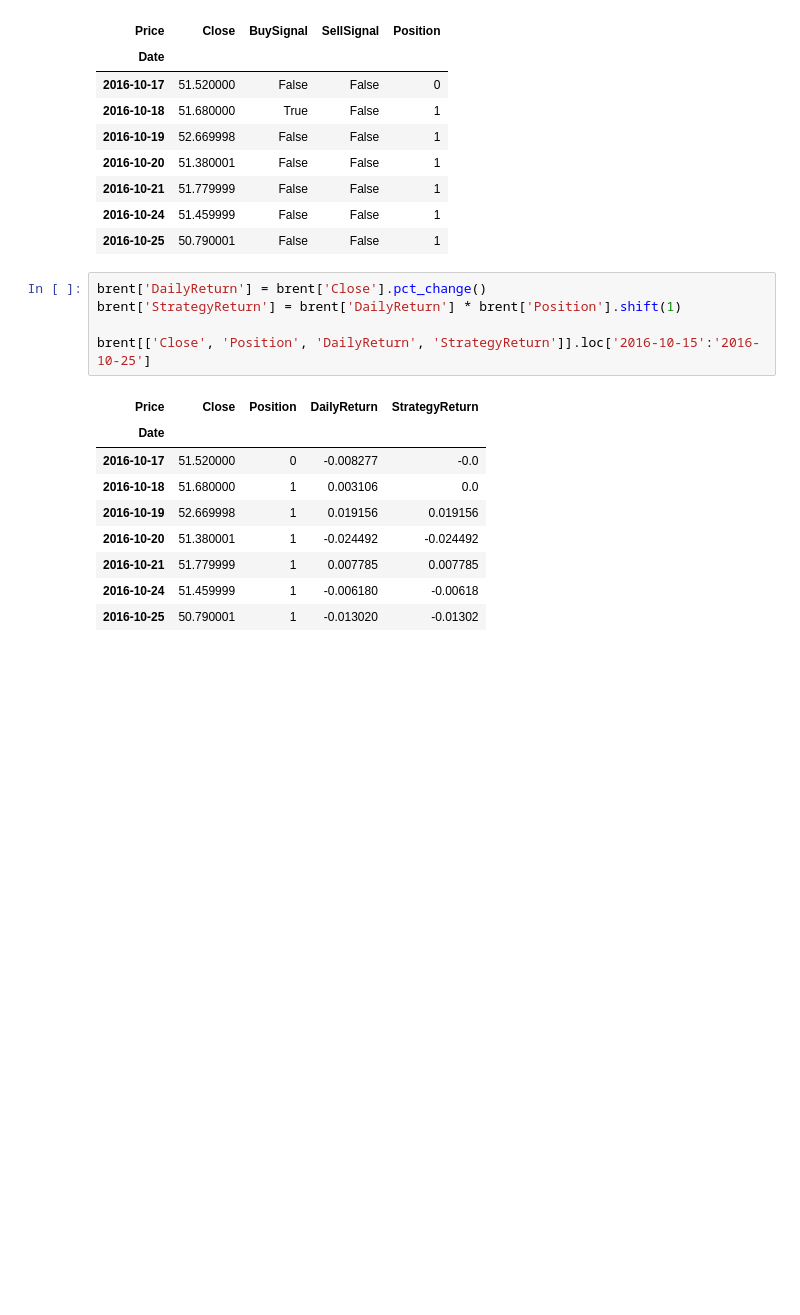
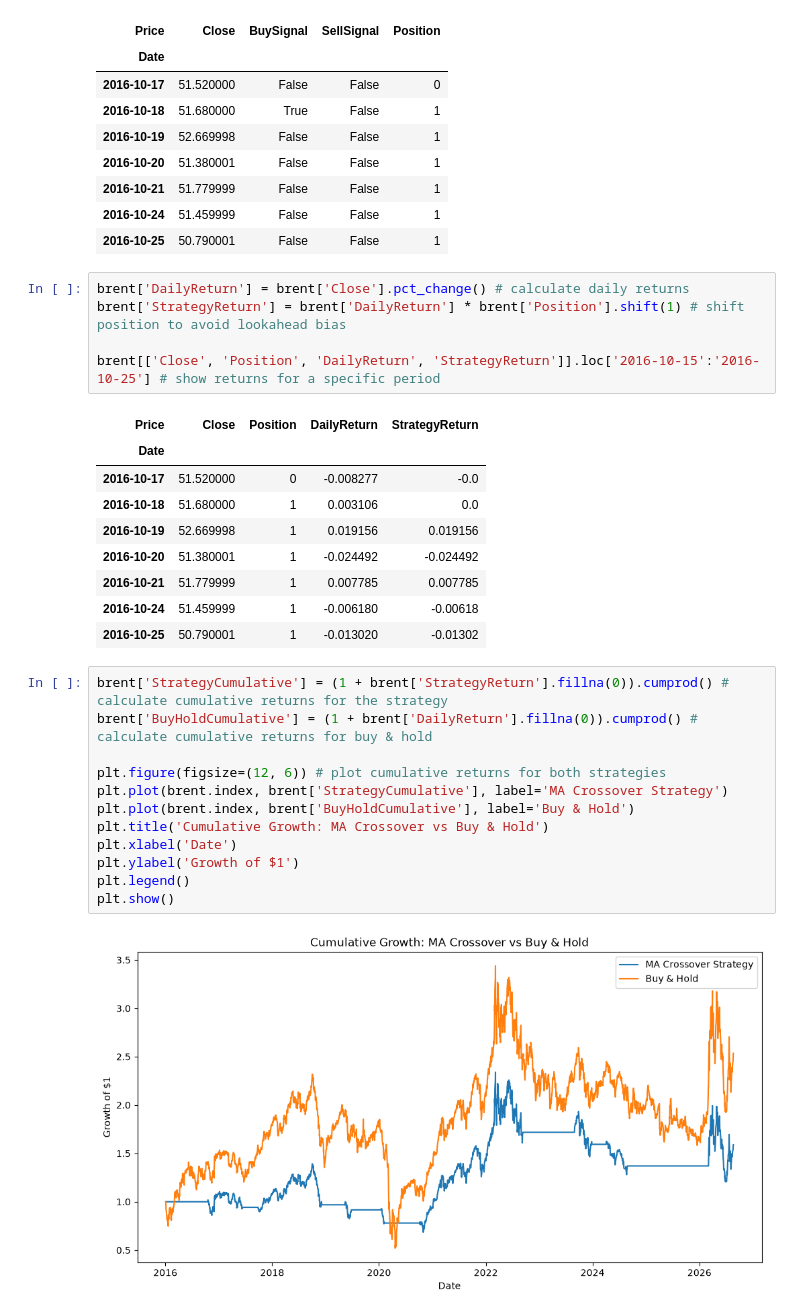
Before and after one commit to myuran-t/brent-crude-regime-model, a Jupyter notebook: brent_regime_model.ipynb, the cells around one changed output. Saved outputs shown, nothing was run; the diff lists cells and outputs as text; blank space fills up the shorter version.

```diff
--- a/brent_regime_model.ipynb
+++ b/brent_regime_model.ipynb
@@ -140,10 +147,10 @@ brent[['Close', 'BuySignal', 'SellSignal', 'Position']].loc['2016-10-15':'2016-1
 | 2016-10-24 | 51.459999 | False | False | 1 |
 | 2016-10-25 | 50.790001 | False | False | 1 |
 # %%
-brent['DailyReturn'] = brent['Close'].pct_change()
-brent['StrategyReturn'] = brent['DailyReturn'] * brent['Position'].shift(1)
+brent['DailyReturn'] = brent['Close'].pct_change() # calculate daily returns
+brent['StrategyReturn'] = brent['DailyReturn'] * brent['Position'].shift(1) # shift position to avoid lookahead bias
 
-brent[['Close', 'Position', 'DailyReturn', 'StrategyReturn']].loc['2016-10-15':'2016-10-25']
+brent[['Close', 'Position', 'DailyReturn', 'StrategyReturn']].loc['2016-10-15':'2016-10-25'] # show returns for a specific period
 # %% [output]
 | Price | Close | Position | DailyReturn | StrategyReturn |
 | Date |  |  |  |  |
@@ -154,3 +161,17 @@ brent[['Close', 'Position', 'DailyReturn', 'StrategyReturn']].loc['2016-10-15':'
 | 2016-10-21 | 51.779999 | 1 | 0.007785 | 0.007785 |
 | 2016-10-24 | 51.459999 | 1 | -0.006180 | -0.00618 |
 | 2016-10-25 | 50.790001 | 1 | -0.013020 | -0.01302 |
+# %%
+brent['StrategyCumulative'] = (1 + brent['StrategyReturn'].fillna(0)).cumprod() # calculate cumulative returns for the strategy
+brent['BuyHoldCumulative'] = (1 + brent['DailyReturn'].fillna(0)).cumprod() # calculate cumulative returns for buy & hold
+
+plt.figure(figsize=(12, 6)) # plot cumulative returns for both strategies
+plt.plot(brent.index, brent['StrategyCumulative'], label='MA Crossover Strategy')
+plt.plot(brent.index, brent['BuyHoldCumulative'], label='Buy & Hold')
+plt.title('Cumulative Growth: MA Crossover vs Buy & Hold')
+plt.xlabel('Date')
+plt.ylabel('Growth of $1')
+plt.legend()
+plt.show()
+# %% [output]
+[figure, added]
```
Also changed, not shown: parts of 4 cells of this notebook.
